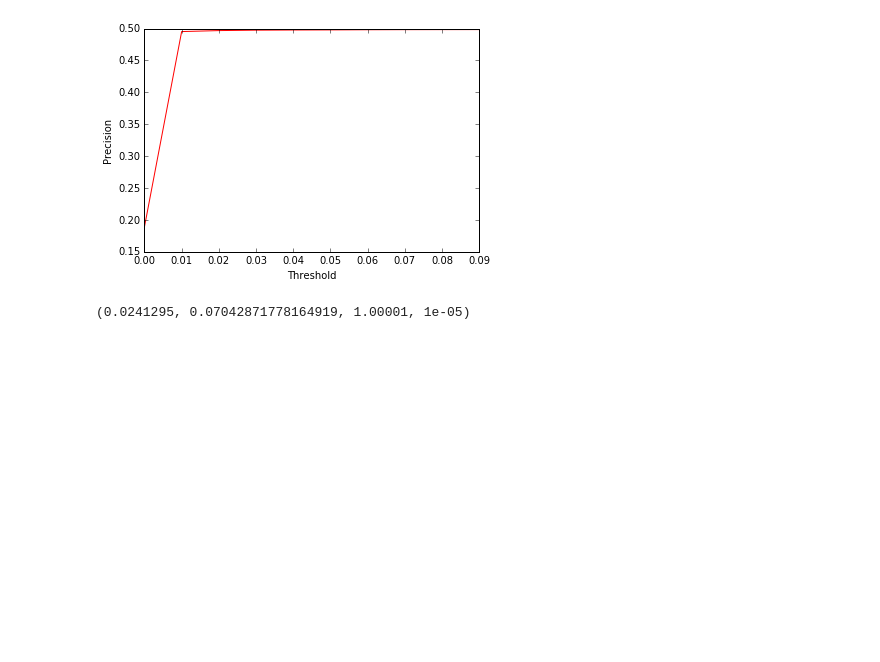
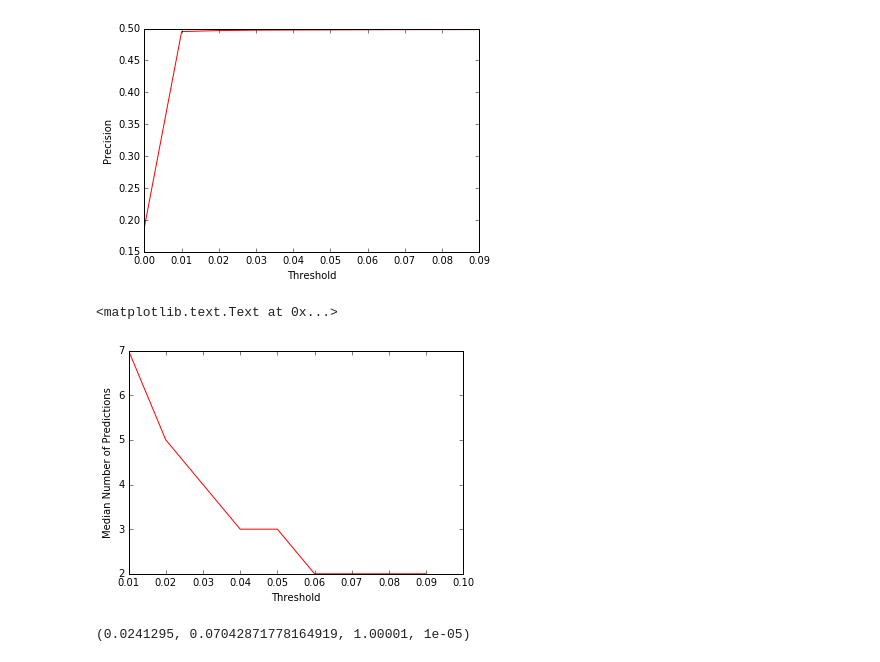
Before and after one commit to GittiHab/kb-completion, a Jupyter notebook: pl-1.0-threshold-optimization.ipynb, the cells around one changed output. Drawn from its saved outputs; the diff is of its cells as text; code cells hidden in the pictures; blank space fills up the shorter version.

```diff
--- a/pl-1.0-threshold-optimization.ipynb
+++ b/pl-1.0-threshold-optimization.ipynb
@@ -95,12 +95,16 @@ def hits_neg_threshold(predicted, probabilities, expected, expected_other, thres
         len(predicted) == len(probabilities) and len(predicted) == len(expected), \
         "All inputs should have same length but got {}, {}, {}.".format(len(predicted), len(probabilities), len(expected))
 
+    counts = []
     hits = []
     for i in range(len(predicted)):
         guess_indices = np.nonzero(probabilities[i] > threshold)
         guesses = predicted[i][guess_indices]
         is_hit = False
         has_miss = False
+
+        # log the number of predictions
+        counts.append(len(guesses))
 
         for g in guesses:
             if g is expected[i]:
@@ -123,10 +127,13 @@ def hits_neg_threshold(predicted, probabilities, expected, expected_other, thres
         else:
             hits.append(1.0)
 
-    return np.mean(hits)
+    return np.mean(hits), counts
 # %%
 thresholds = np.arange(0, 0.1, 0.01)
-precision = []
+precisions = []
+counts = []
 for t in thresholds:
-    precision.append(hits_neg_threshold(y_pred, y_prob, y_exp, x_exp, t, cluster, False))
+    precision, count = hits_neg_threshold(y_pred, y_prob, y_exp, x_exp, t, cluster, False)
+    precisions.append(precision)
+    counts.append(count)
 # %%
@@ -136,6 +143,14 @@ plt.ylabel("Precision")
 # %% [output]
 <matplotlib.text.Text at 0x...>
 [figure]
+# %%
+start = 1
+plt.plot(thresholds[start:], np.median(counts, axis=1)[start:], color='red')
+plt.xlabel("Threshold")
+plt.ylabel("Median Number of Predictions")
+# %% [output]
+<matplotlib.text.Text at 0x...>
+[figure, added]
 # %%
 # TODO:
 # Select negative samples from graph.
```
Also changed, not shown: parts of 5 cells of this notebook.
